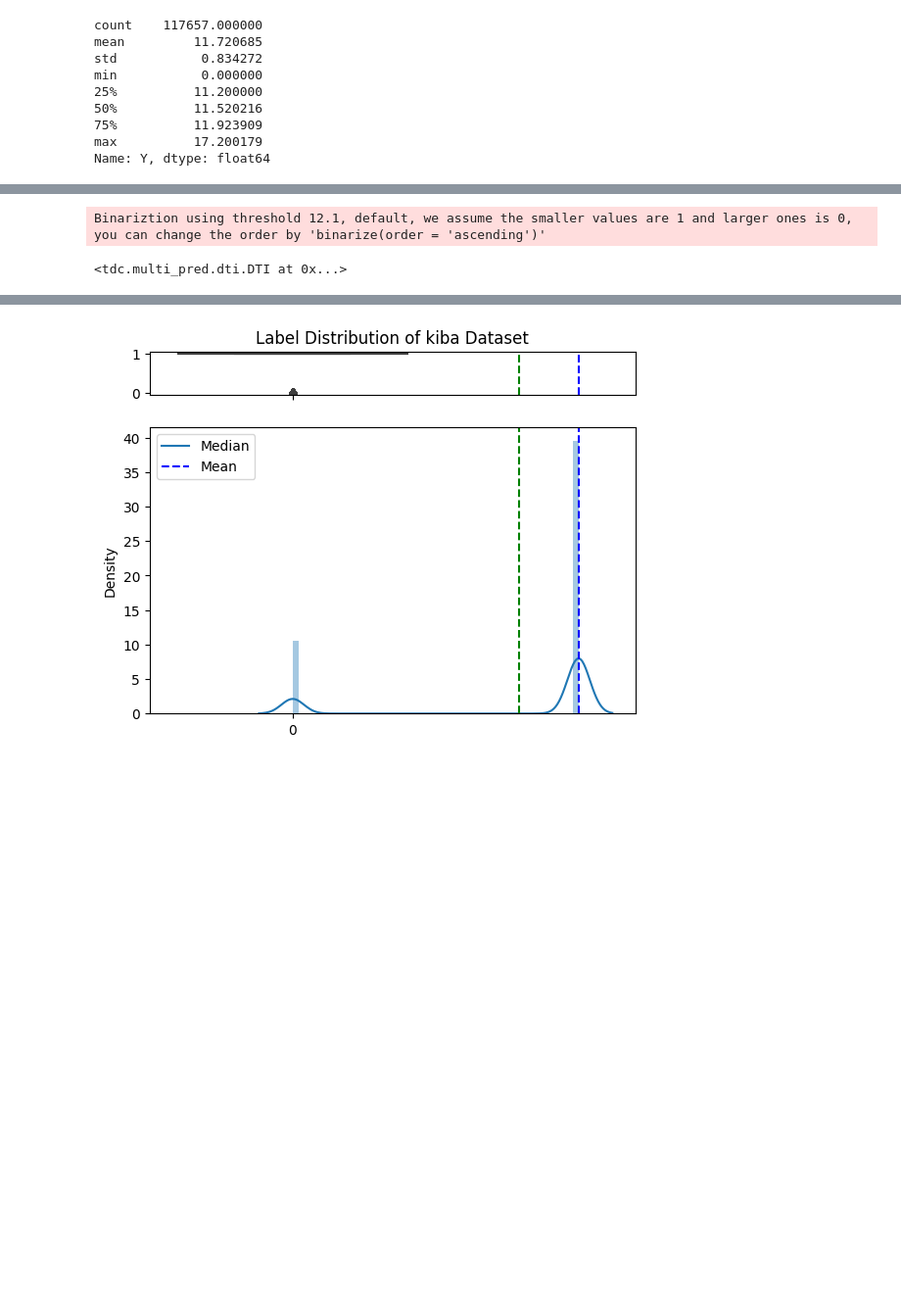
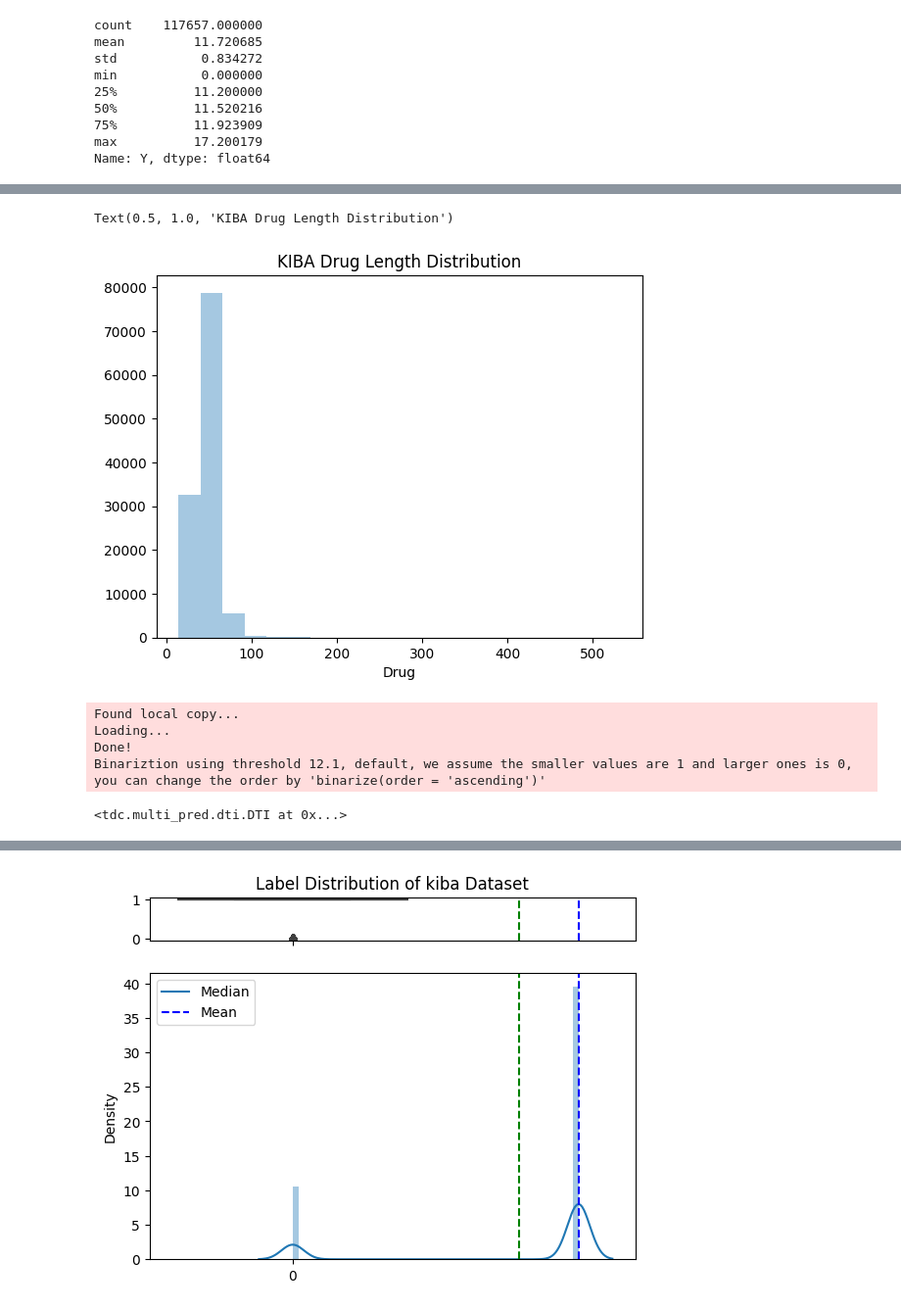
Before and after one commit to luisfsferreira/SI_Bioinformatica, a Jupyter notebook: Start.ipynb, the cells around one changed output, grey strips where cells are left out. Shown at 98% size. Cells and saved outputs as stored; diff of their text form; code cells hidden in the pictures; blank space fills up the shorter version.

```diff
--- a/Start.ipynb
+++ b/Start.ipynb
@@ -43,7 +99,16 @@ Name: Y, dtype: float64
+# %%
+sns.distplot(data_K.get_data().Drug.str.len(), kde=False, bins=20).set_title('KIBA Drug Length Distribution')
+# %% [output]
+Text(0.5, 1.0, 'KIBA Drug Length Distribution')
+[figure, added]
 # %%
-# preprocess data
+# preprocess data Binarization
 
-data_K.binarize(threshold = 12.1)
+data_K = DTI(name = 'KIBA')
+data_K.binarize(threshold = 12.1) # veio da literatura
 # %% [output]
+Found local copy...
+Loading...
+Done!
 Binariztion using threshold 12.1, default, we assume the smaller values are 1 and larger ones is 0, you can change the order by 'binarize(order = 'ascending')'
 <tdc.multi_pred.dti.DTI at 0x...>
```
Also changed, not shown: parts of 58 cells of this notebook.
